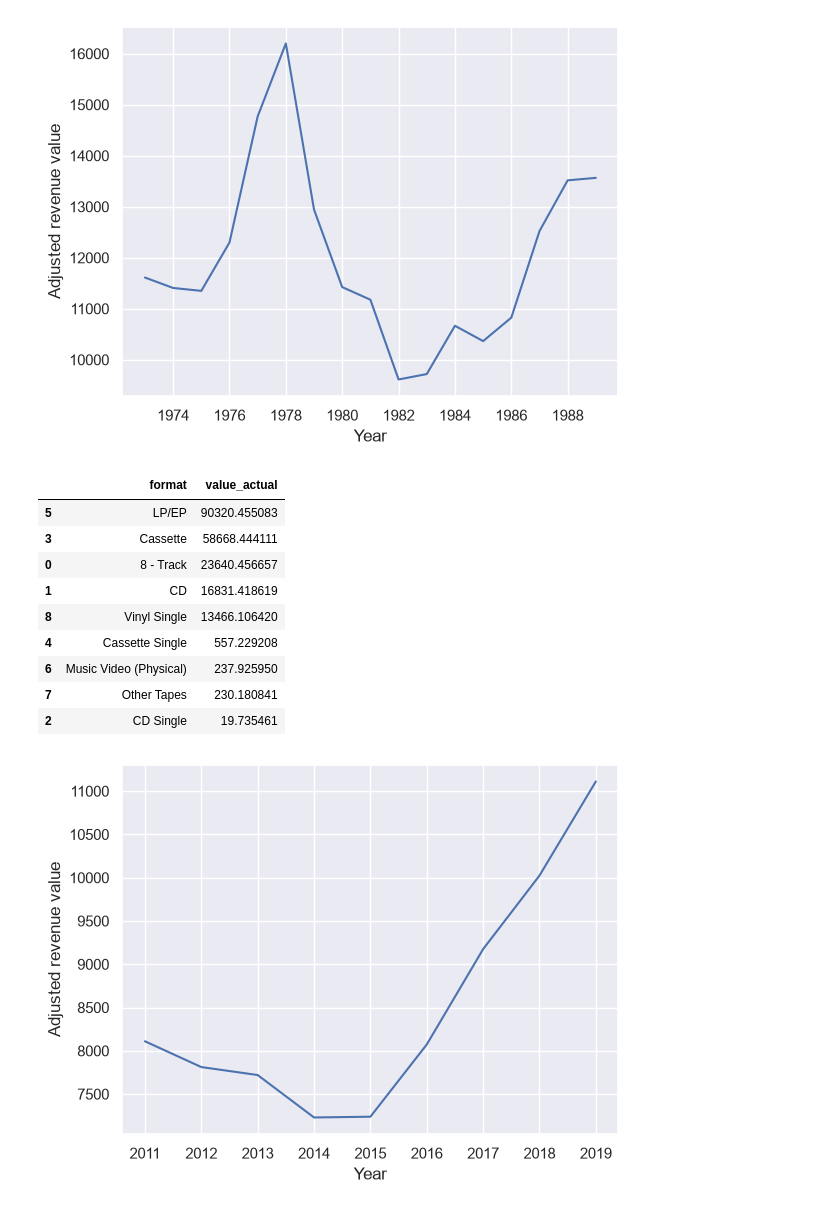
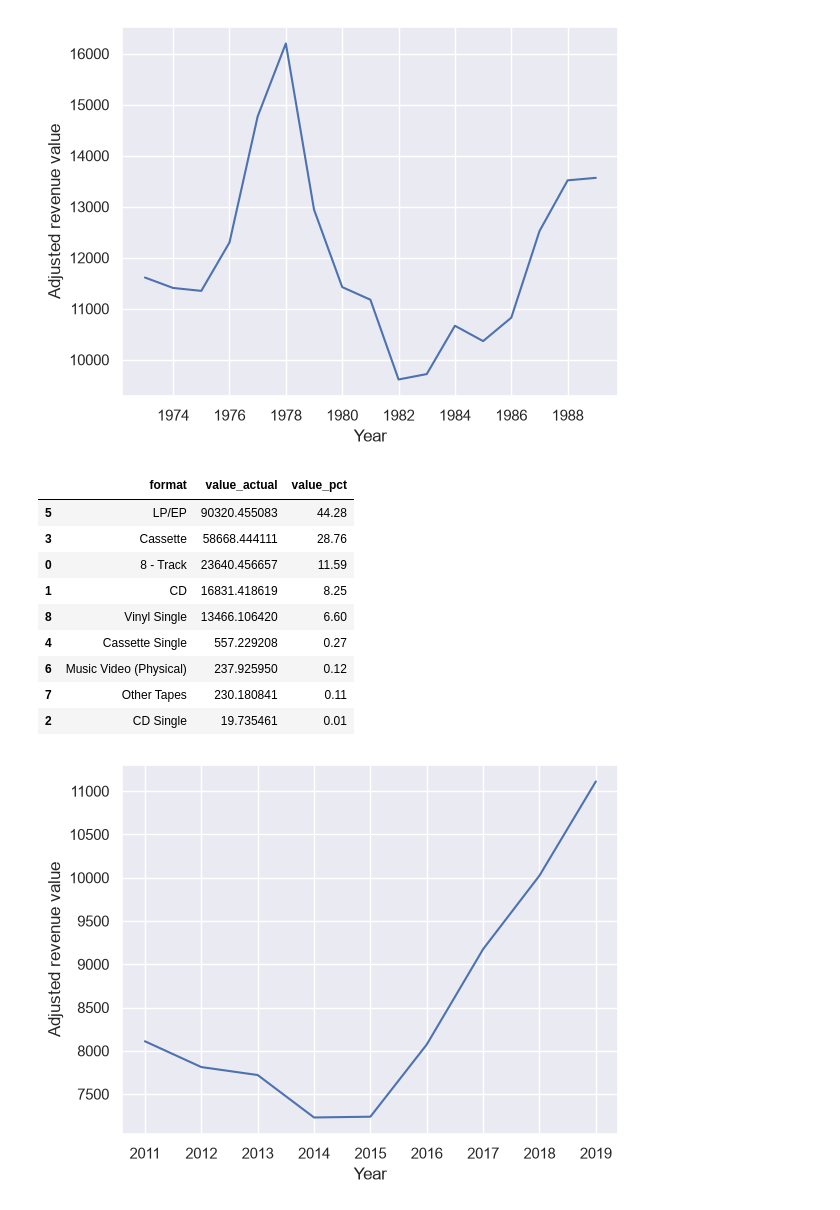
Before and after one commit to MarcoTosoni/music_sales, a Jupyter notebook: analysis.ipynb, the cells around one changed output. Cells and saved outputs as stored; diff of their text form; code cells hidden in the pictures.

```diff
--- a/analysis.ipynb
+++ b/analysis.ipynb
@@ -262,18 +263,19 @@ plt.xlabel('Year');
 # %%
 music_f_early = music_early.groupby('format',as_index=False)['value_actual'].sum().sort_values(
     'value_actual',ascending=False)
+music_f_early['value_pct'] = round(music_f_early['value_actual']/music_f_early['value_actual'].sum()*100,2)
 music_f_early
 # %% [output]
-|  | format | value_actual |
-| 5 | LP/EP | 90320.455083 |
-| 3 | Cassette | 58668.444111 |
-| 0 | 8 - Track | 23640.456657 |
-| 1 | CD | 16831.418619 |
-| 8 | Vinyl Single | 13466.106420 |
-| 4 | Cassette Single | 557.229208 |
-| 6 | Music Video (Physical) | 237.925950 |
-| 7 | Other Tapes | 230.180841 |
-| 2 | CD Single | 19.735461 |
+|  | format | value_actual | value_pct |
+| 5 | LP/EP | 90320.455083 | 44.28 |
+| 3 | Cassette | 58668.444111 | 28.76 |
+| 0 | 8 - Track | 23640.456657 | 11.59 |
+| 1 | CD | 16831.418619 | 8.25 |
+| 8 | Vinyl Single | 13466.106420 | 6.60 |
+| 4 | Cassette Single | 557.229208 | 0.27 |
+| 6 | Music Video (Physical) | 237.925950 | 0.12 |
+| 7 | Other Tapes | 230.180841 | 0.11 |
+| 2 | CD Single | 19.735461 | 0.01 |
 # %%
 music_late = music_adj[music_adj['year']>2010]
 sns.lineplot(data=music_late.groupby('year',as_index=False)['value_actual'].sum(),
```
Also changed, not shown: parts of 3 cells of this notebook.
